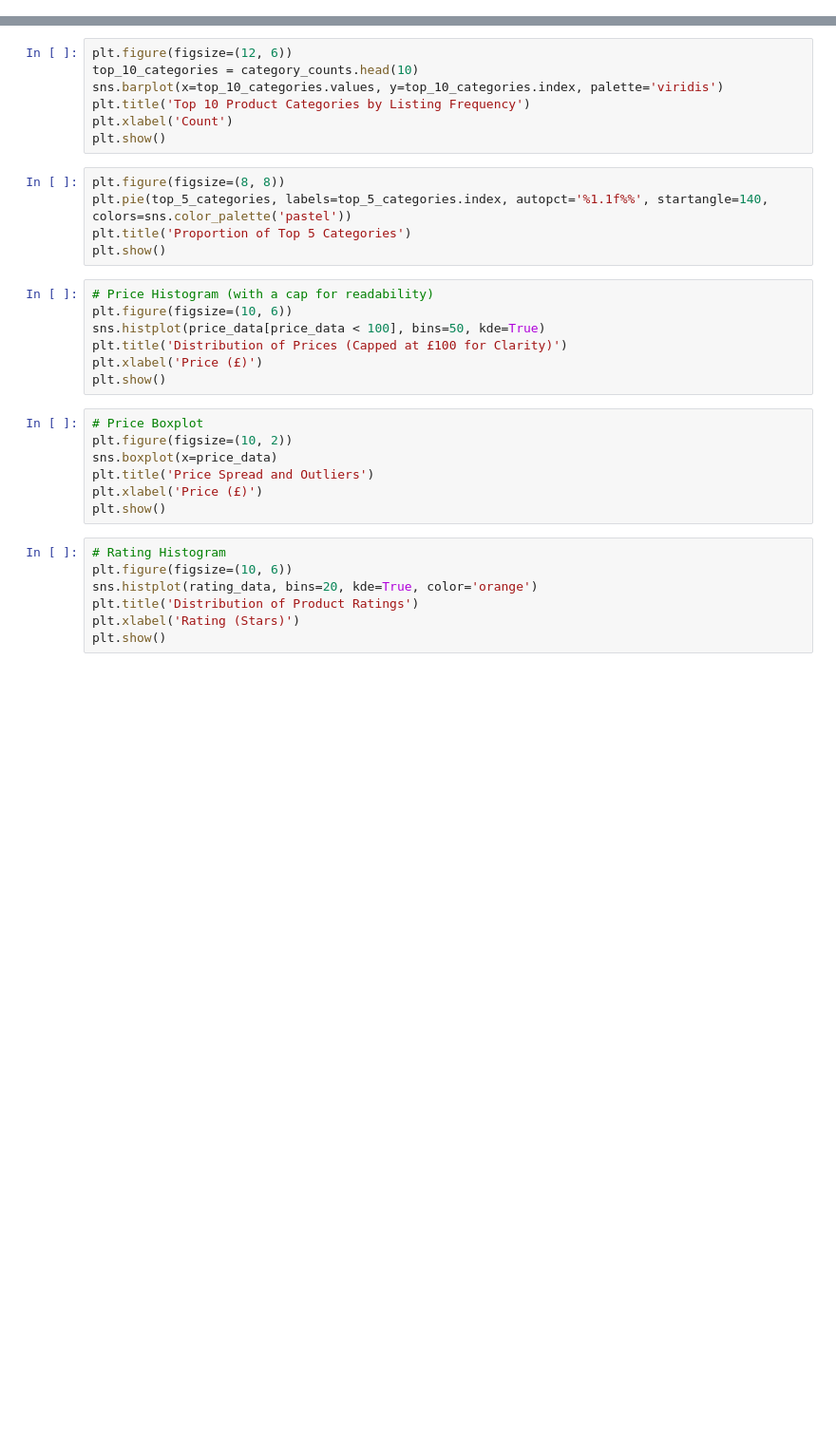
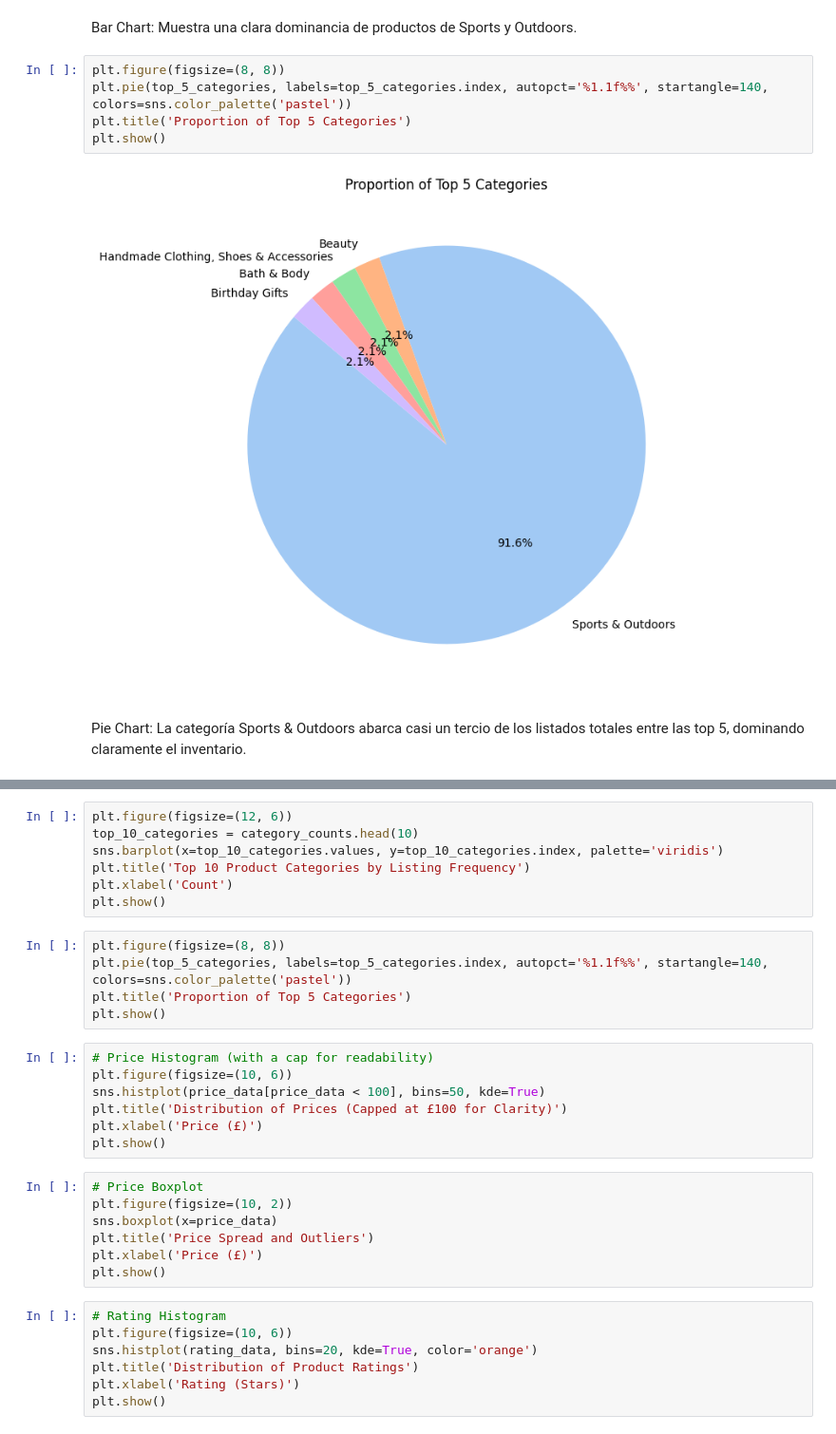
Before and after one commit to nailaikhenazenni-afk/lab-eda-univariate, a Jupyter notebook: lab_eda_unvariata.ipynb, the cells around one changed output, grey strips where cells are left out. Shown at 95% size. Drawn from its saved outputs; the diff is of its cells as text; blank space fills up the shorter version.

```diff
--- a/lab_eda_unvariata.ipynb
+++ b/lab_eda_unvariata.ipynb
@@ -17,2 +34,13 @@ SyntaxError: invalid syntax (4123077127.py, line 7)
+# %% [markdown]
+Bar Chart: Muestra una clara dominancia de productos de Sports y Outdoors.
+# %%
+plt.figure(figsize=(8, 8))
+plt.pie(top_5_categories, labels=top_5_categories.index, autopct='%1.1f%%', startangle=140, colors=sns.color_palette('pastel'))
+plt.title('Proportion of Top 5 Categories')
+plt.show()
+# %% [output]
+[figure, added]
+# %% [markdown]
+Pie Chart: La categoría Sports & Outdoors abarca casi un tercio de los listados totales entre las top 5, dominando claramente el inventario.
 # %%
 # Part 2: Pricing
```
Also changed, not shown: parts of 12 cells of this notebook.
